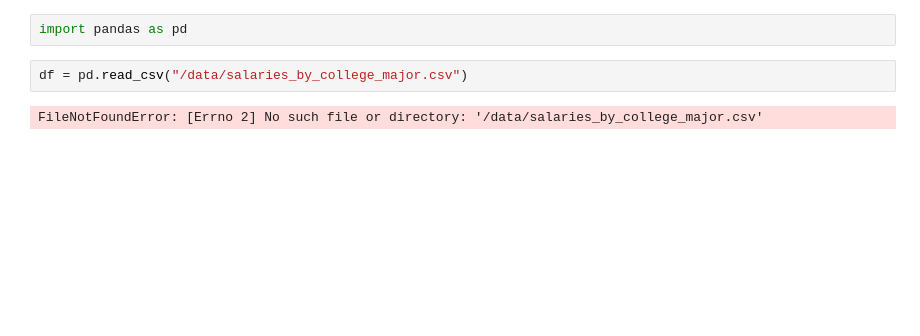
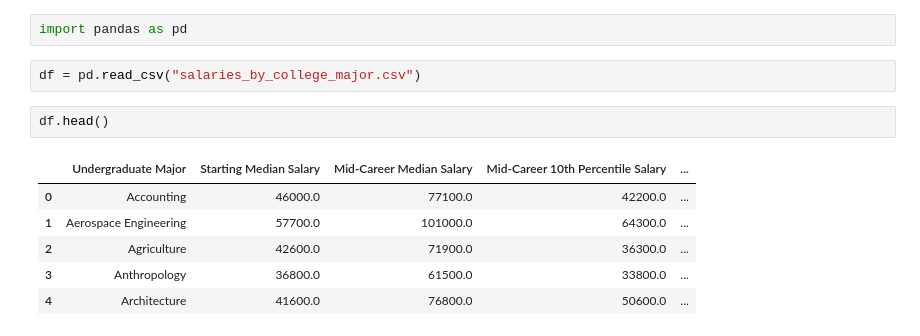
Before and after one commit to jpamatos/Python, a Jupyter notebook: 71-college_major_salaries/college_major_salaries.ipynb, the cells around one changed output. Saved outputs shown, nothing was run; the diff lists cells and outputs as text; blank space fills up the shorter version.

```diff
--- a/71-college_major_salaries/college_major_salaries.ipynb
+++ b/71-college_major_salaries/college_major_salaries.ipynb
@@ -1,6 +1,13 @@
 # %%
 import pandas as pd
 # %%
-df = pd.read_csv("/data/salaries_by_college_major.csv")
+df = pd.read_csv("salaries_by_college_major.csv")
-# %% [output]
-FileNotFoundError: [Errno 2] No such file or directory: '/data/salaries_by_college_major.csv'
+# %%
+df.head()
+# %% [output]
+|  | Undergraduate Major | Starting Median Salary | Mid-Career Median Salary | Mid-Career 10th Percentile Salary | ... |
+| 0 | Accounting | 46000.0 | 77100.0 | 42200.0 | ... |
+| 1 | Aerospace Engineering | 57700.0 | 101000.0 | 64300.0 | ... |
+| 2 | Agriculture | 42600.0 | 71900.0 | 36300.0 | ... |
+| 3 | Anthropology | 36800.0 | 61500.0 | 33800.0 | ... |
+| 4 | Architecture | 41600.0 | 76800.0 | 50600.0 | ... |
```
Also changed, not shown: parts of 18 cells of this notebook.
